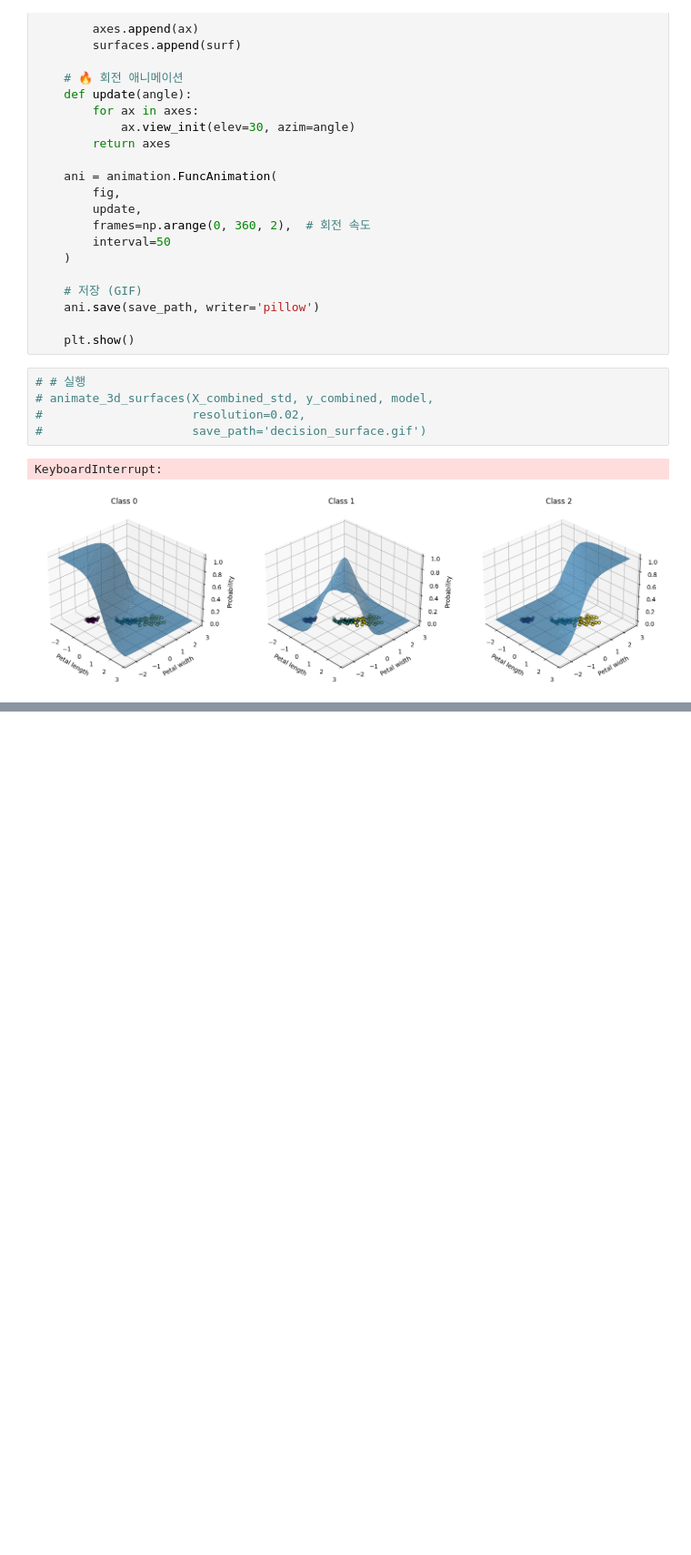
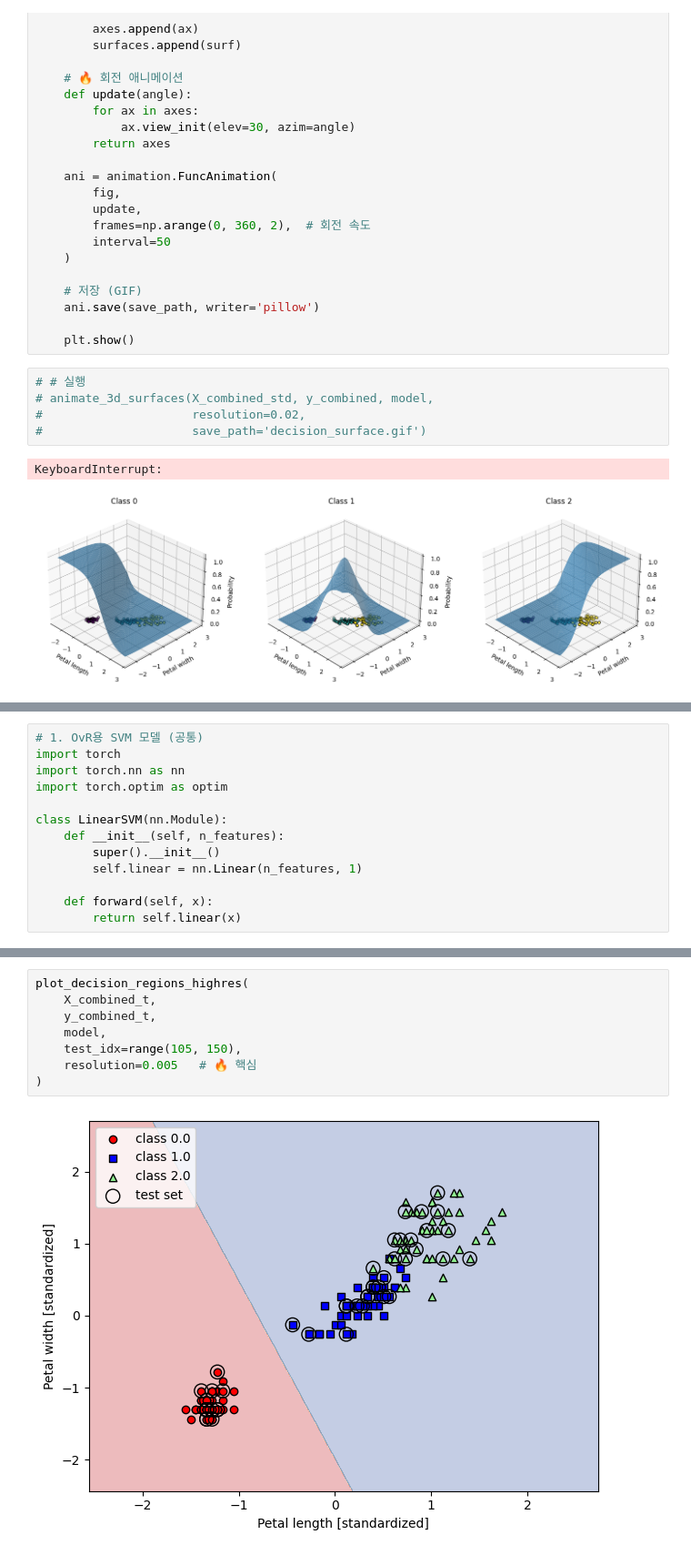
Before and after one commit to va4756/bigdata_raejung, a Jupyter notebook: MachineLearning_교과서_박해선.ipynb, the cells around one changed output, grey strips where cells are left out. Shown at 91% size. Drawn from its saved outputs; the diff is of its cells as text; blank space fills up the shorter version.

```diff
--- a/MachineLearning_교과서_박해선.ipynb
+++ b/MachineLearning_교과서_박해선.ipynb
@@ -1055,0 +1191,13 @@ KeyboardInterrupt:
+# %%
+# 1. OvR용 SVM 모델 (공통)
+import torch
+import torch.nn as nn
+import torch.optim as optim
+
+class LinearSVM(nn.Module):
+    def __init__(self, n_features):
+        super().__init__()
+        self.linear = nn.Linear(n_features, 1)
+
+    def forward(self, x):
+        return self.linear(x)
@@ -1055,0 +1401,10 @@ KeyboardInterrupt:
+# %%
+plot_decision_regions_highres(
+    X_combined_t,
+    y_combined_t,
+    model,
+    test_idx=range(105, 150),
+    resolution=0.005   # 🔥 핵심
+)
+# %% [output]
+[figure, added]
```
Also changed, not shown: parts of 36 cells of this notebook.
